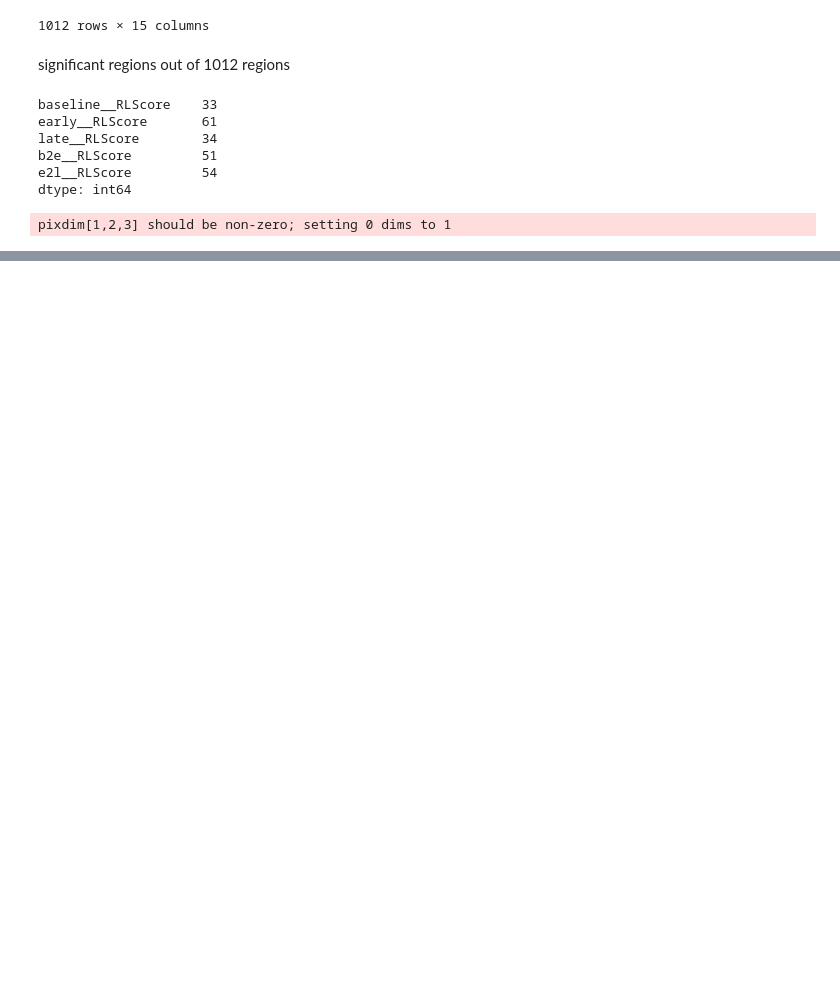
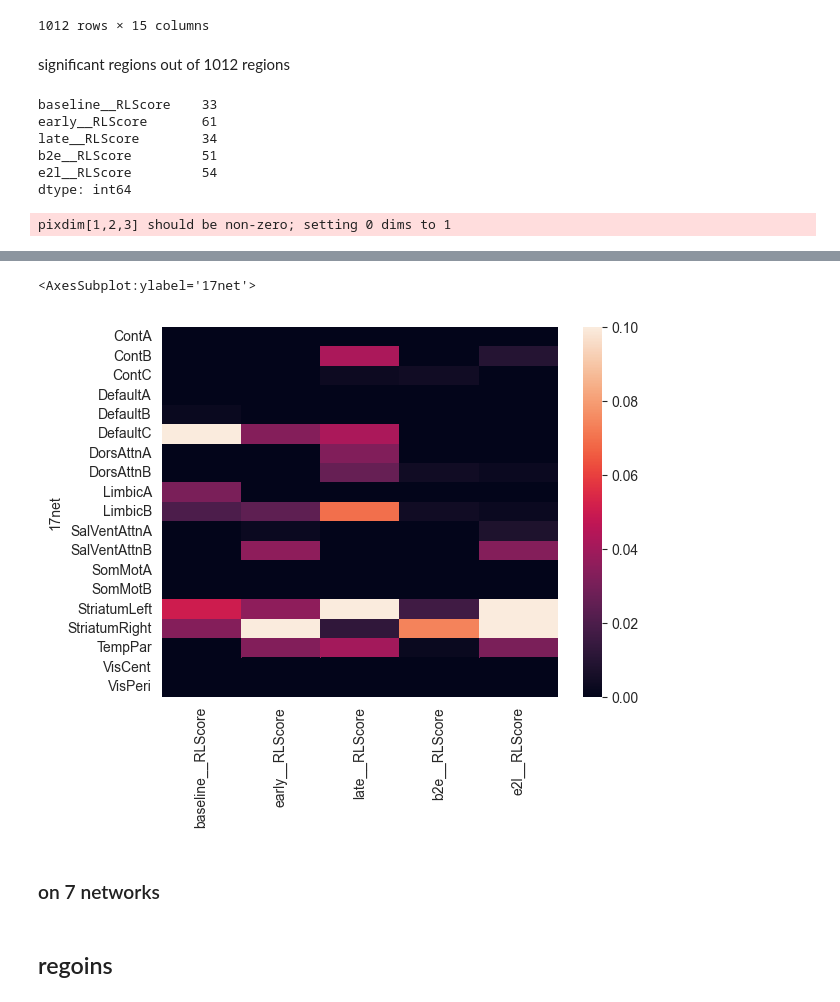
Before and after one commit to qniksefat/gradient-notebooks, a Jupyter notebook: large-manifold-nbs/5-behavior.ipynb, the cells around one changed output, grey strips where cells are left out. Saved outputs shown, nothing was run; the diff lists cells and outputs as text; code cells hidden in the pictures; blank space fills up the shorter version.

```diff
--- a/large-manifold-nbs/5-behavior.ipynb
+++ b/large-manifold-nbs/5-behavior.ipynb
@@ -328,0 +378,7 @@ _ = p.build()
+# %%
+seaborn.heatmap(dfperm17.xs('pcor', axis=1, level=1), vmin=0, vmax=.1)
+# %% [output]
+<AxesSubplot:ylabel='17net'>
+[figure, added]
+# %% [markdown]
+### on 7 networks
@@ -328,0 +397,2 @@ _ = p.build()
+# %% [markdown]
+## regoins
```
Also changed, not shown: parts of 30 cells of this notebook.
